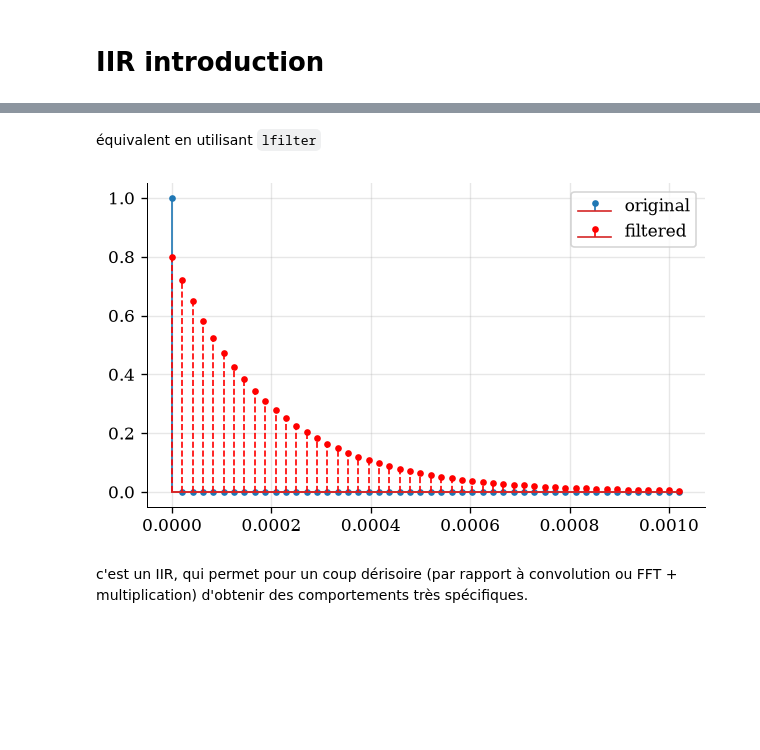
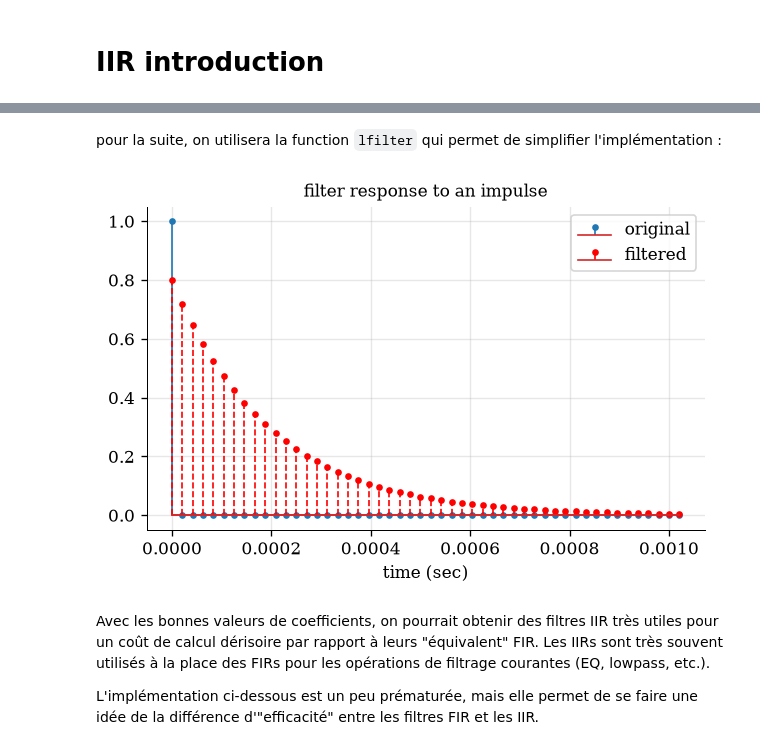
Before and after one commit to PyrApple/jupyterlite_signal_processing_ens, a Jupyter notebook: content/5b_iir_introduction.ipynb, the cells around one changed output, grey strips where cells are left out. Saved outputs shown, nothing was run; the diff lists cells and outputs as text; code cells hidden in the pictures; blank space fills up the shorter version.

```diff
--- a/content/5b_iir_introduction.ipynb
+++ b/content/5b_iir_introduction.ipynb
@@ -96,14 +99,16 @@ plt.legend(); plt.show();
 # %% [markdown]
-équivalent en utilisant `lfilter`
+pour la suite, on utilisera la function `lfilter` qui permet de simplifier l'implémentation :
 # %%
 # filter
 y = scipy.signal.lfilter([b], [1, a], x)
 
 # plot
 plt.stem(t, x, label = 'original')
 plt.stem(t, y, '--r', label = 'filtered')
-plt.legend(); plt.show();
+plt.xlabel('time (sec)'); plt.title('filter response to an impulse'); plt.legend(); plt.show();
 # %% [output]
-[figure, old version]
+[figure, new version]
 # %% [markdown]
-c'est un IIR, qui permet pour un coup dérisoire (par rapport à convolution ou FFT + multiplication) d'obtenir des comportements très spécifiques.
+Avec les bonnes valeurs de coefficients, on pourrait obtenir des filtres IIR très utiles pour un coût de calcul dérisoire par rapport à leurs "équivalent" FIR. Les IIRs sont très souvent utilisés à la place des FIRs pour les opérations de filtrage courantes (EQ, lowpass, etc.).
+
+L'implémentation ci-dessous est un peu prématurée, mais elle permet de se faire une idée de la différence d'"efficacité" entre les filtres FIR et les IIR.
```
Also changed, not shown: parts of 19 cells of this notebook, 8 other files.
